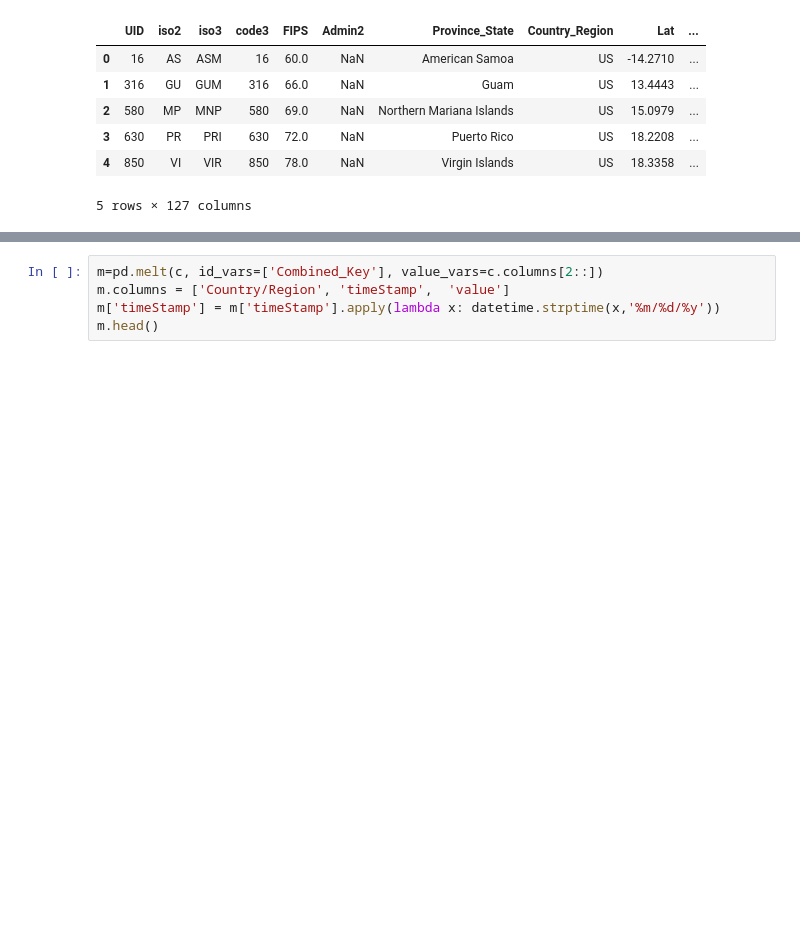
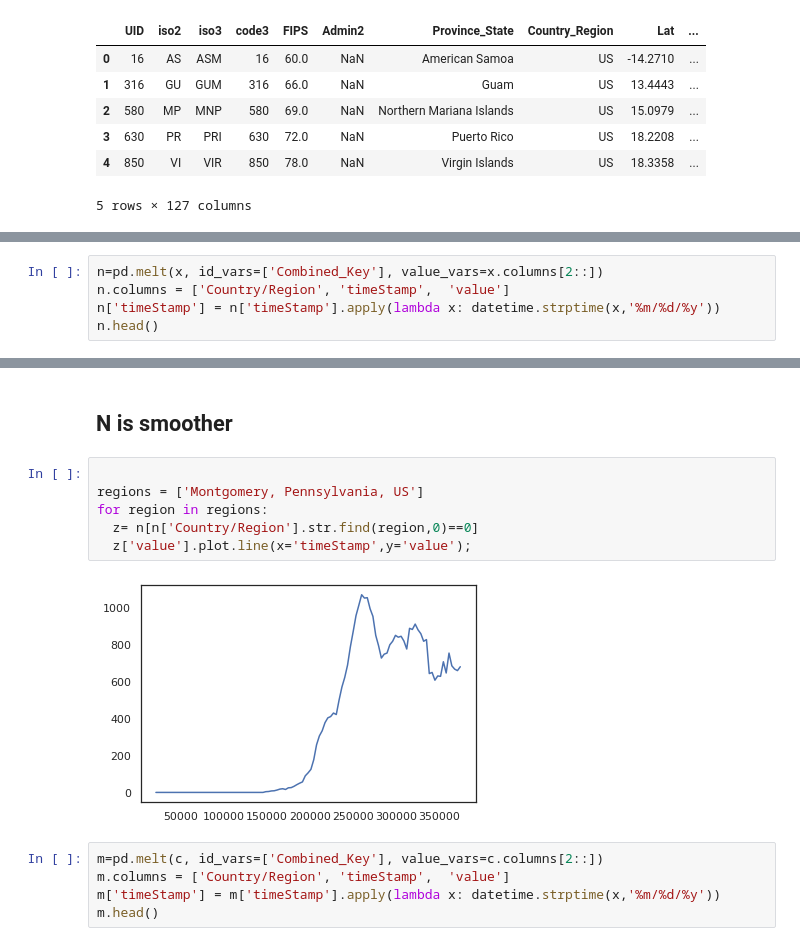
Before and after one commit to mchirico/COVID-19, a Jupyter notebook: COVID_19.ipynb, the cells around one changed output, grey strips where cells are left out. Saved outputs shown, nothing was run; the diff lists cells and outputs as text; blank space fills up the shorter version.

```diff
--- a/COVID_19.ipynb
+++ b/COVID_19.ipynb
@@ -152,0 +168,5 @@ c
+# %%
+n=pd.melt(x, id_vars=['Combined_Key'], value_vars=x.columns[2::])
+n.columns = ['Country/Region', 'timeStamp',  'value']
+n['timeStamp'] = n['timeStamp'].apply(lambda x: datetime.strptime(x,'%m/%d/%y'))
+n.head()
@@ -153,3 +180,13 @@ c
+# %% [markdown]
+## N is smoother
+# %%
+
+regions = ['Montgomery, Pennsylvania, US']
+for region in regions:
+  z= n[n['Country/Region'].str.find(region,0)==0]
+  z['value'].plot.line(x='timeStamp',y='value');
+# %% [output]
+[figure, added]
 # %%
 m=pd.melt(c, id_vars=['Combined_Key'], value_vars=c.columns[2::])
 m.columns = ['Country/Region', 'timeStamp',  'value']
```
Also changed, not shown: parts of 5 cells of this notebook.
